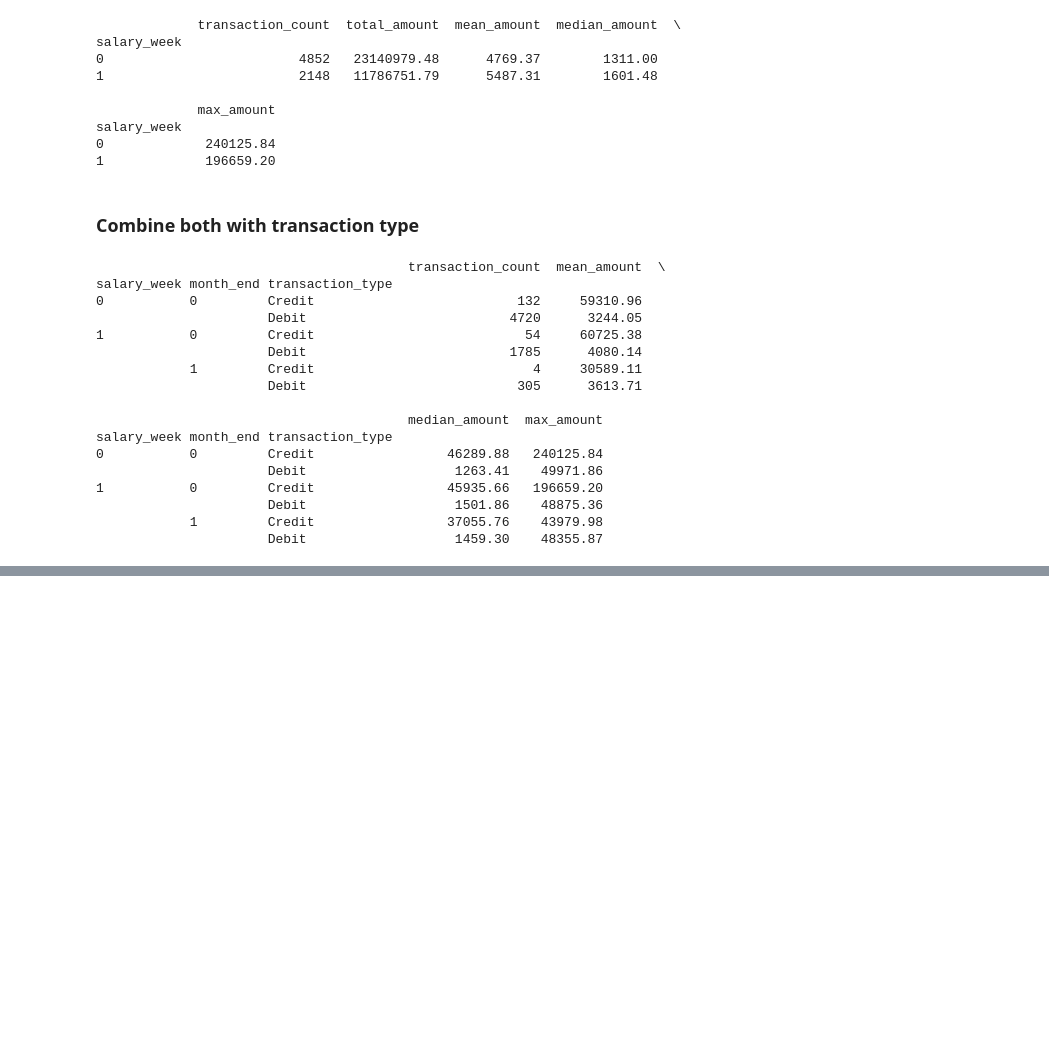
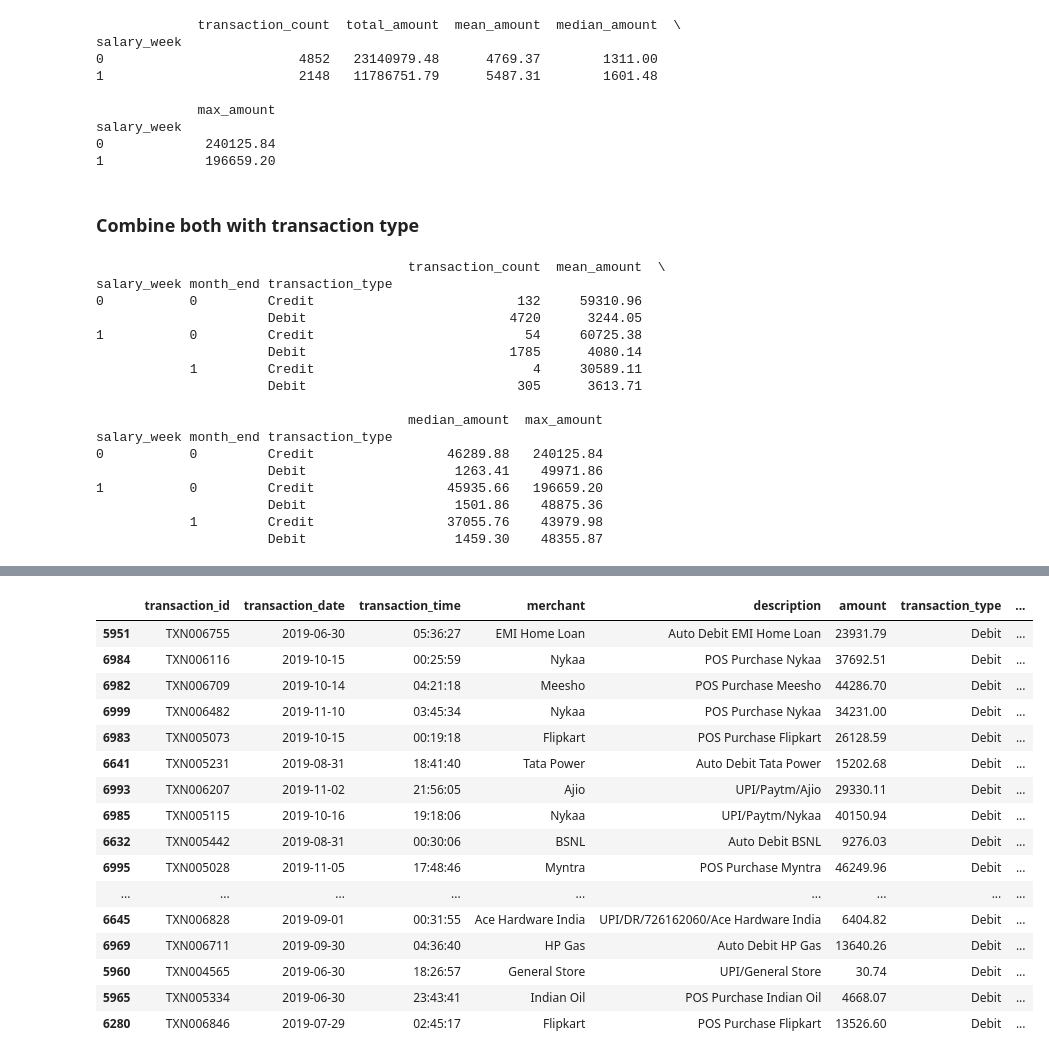
Before and after one commit to SatheMonika04/AI-Financial-Wellness-Coach, a Jupyter notebook: src/anomaly/notebooks/src/anomaly/notebooks/anomaly_eda.ipynb, the cells around one changed output, grey strips where cells are left out. Saved outputs shown, nothing was run; the diff lists cells and outputs as text; code cells hidden in the pictures; blank space fills up the shorter version.

Commit message:
Anomaly model Evaluation

```diff
--- a/src/anomaly/notebooks/src/anomaly/notebooks/anomaly_eda.ipynb
+++ b/src/anomaly/notebooks/src/anomaly/notebooks/anomaly_eda.ipynb
@@ -952,0 +2696,63 @@ salary_week month_end transaction_type
+# %%
+# ============================================================
+# STEP 4.32 — TEST ANOMALY RESULTS
+# ============================================================
+
+FINAL_THRESHOLD = 0.5956
+
+# Apply final threshold to test scores
+test_anomaly_flag = test_anomaly_score >= FINAL_THRESHOLD
+
+# Create test results dataframe
+df_test_result = df_test.copy()
+
+df_test_result["anomaly_score"] = test_anomaly_score
+df_test_result["anomaly_flag"] = test_anomaly_flag
+
+
+# ------------------------------------------------------------
+# TEST SUMMARY
+# ------------------------------------------------------------
+
+print("TEST ANOMALY RESULTS")
+print("=" * 80)
+
+total_test = len(df_test_result)
+total_anomalies = df_test_result["anomaly_flag"].sum()
+anomaly_rate = (total_anomalies / total_test) * 100
+
+print(f"Threshold: {FINAL_THRESHOLD}")
+print(f"Total transactions: {total_test}")
+print(f"Flagged anomalies: {total_anomalies}")
+print(f"Anomaly rate: {anomaly_rate:.2f}%")
+
+
+# ------------------------------------------------------------
+# TOP TEST ANOMALIES
+# ------------------------------------------------------------
+
+test_anomalies = (
+    df_test_result[df_test_result["anomaly_flag"]]
+    .sort_values("anomaly_score", ascending=False)
+)
+
+print("\nTOP TEST ANOMALIES")
+print("=" * 80)
+
+display(
+    test_anomalies[
+        [
+            "transaction_id",
+            "transaction_date",
+            "transaction_time",
+            "merchant",
+            "description",
+            "amount",
+            "transaction_type",
+            "category",
+            "payment_method",
+            "anomaly_score"
+        ]
+    ].head(20)
+)
+# %% [output]
@@ -952,0 +2768,17 @@ salary_week month_end transaction_type
+|  | transaction_id | transaction_date | transaction_time | merchant | description | amount | transaction_type | ... |
+| 5951 | TXN006755 | 2019-06-30 | 05:36:27 | EMI Home Loan | Auto Debit EMI Home Loan | 23931.79 | Debit | ... |
+| 6984 | TXN006116 | 2019-10-15 | 00:25:59 | Nykaa | POS Purchase Nykaa | 37692.51 | Debit | ... |
+| 6982 | TXN006709 | 2019-10-14 | 04:21:18 | Meesho | POS Purchase Meesho | 44286.70 | Debit | ... |
+| 6999 | TXN006482 | 2019-11-10 | 03:45:34 | Nykaa | POS Purchase Nykaa | 34231.00 | Debit | ... |
+| 6983 | TXN005073 | 2019-10-15 | 00:19:18 | Flipkart | POS Purchase Flipkart | 26128.59 | Debit | ... |
+| 6641 | TXN005231 | 2019-08-31 | 18:41:40 | Tata Power | Auto Debit Tata Power | 15202.68 | Debit | ... |
+| 6993 | TXN006207 | 2019-11-02 | 21:56:05 | Ajio | UPI/Paytm/Ajio | 29330.11 | Debit | ... |
+| 6985 | TXN005115 | 2019-10-16 | 19:18:06 | Nykaa | UPI/Paytm/Nykaa | 40150.94 | Debit | ... |
+| 6632 | TXN005442 | 2019-08-31 | 00:30:06 | BSNL | Auto Debit BSNL | 9276.03 | Debit | ... |
+| 6995 | TXN005028 | 2019-11-05 | 17:48:46 | Myntra | POS Purchase Myntra | 46249.96 | Debit | ... |
+| ... | ... | ... | ... | ... | ... | ... | ... | ... |
+| 6645 | TXN006828 | 2019-09-01 | 00:31:55 | Ace Hardware India | UPI/DR/726162060/Ace Hardware India | 6404.82 | Debit | ... |
+| 6969 | TXN006711 | 2019-09-30 | 04:36:40 | HP Gas | Auto Debit HP Gas | 13640.26 | Debit | ... |
+| 5960 | TXN004565 | 2019-06-30 | 18:26:57 | General Store | UPI/General Store | 30.74 | Debit | ... |
+| 5965 | TXN005334 | 2019-06-30 | 23:43:41 | Indian Oil | POS Purchase Indian Oil | 4668.07 | Debit | ... |
+| 6280 | TXN006846 | 2019-07-29 | 02:45:17 | Flipkart | POS Purchase Flipkart | 13526.60 | Debit | ... |
```
Also changed, not shown: parts of 40 cells of this notebook.
